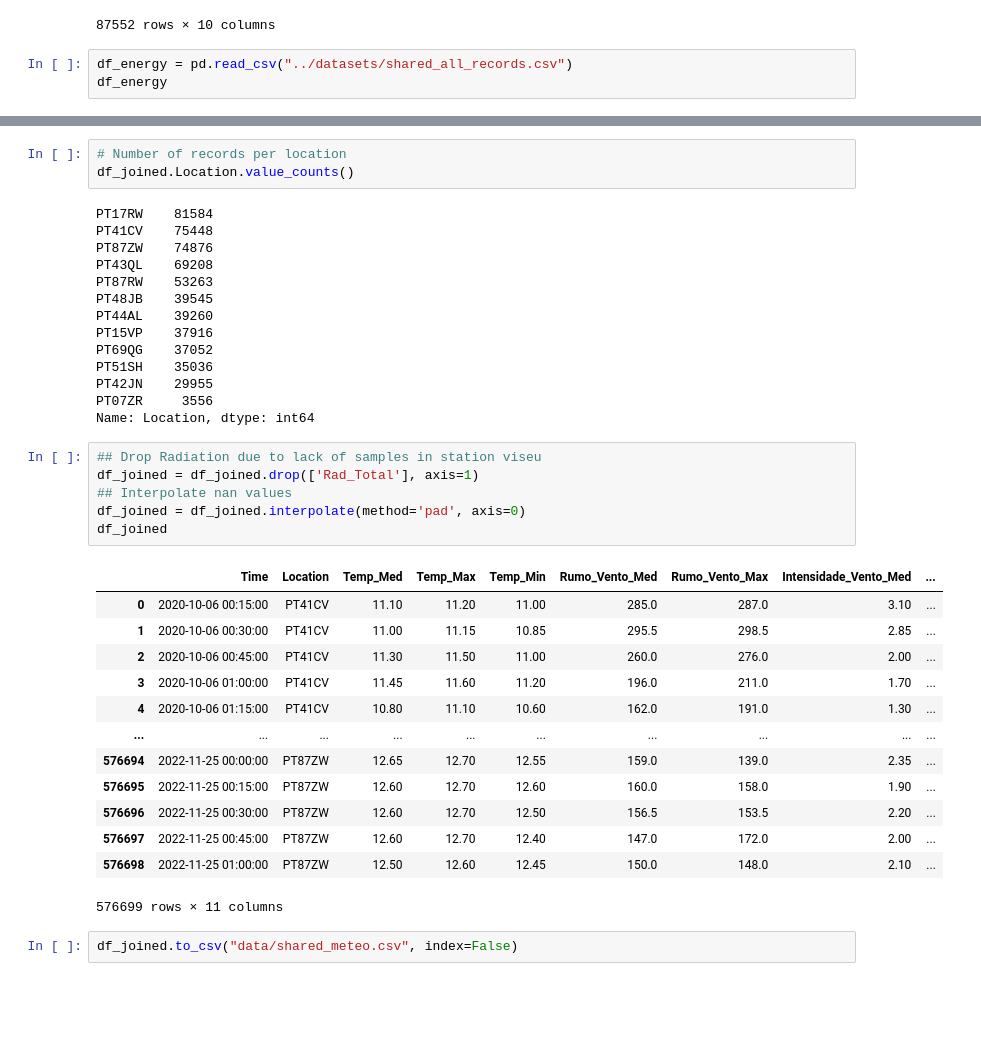
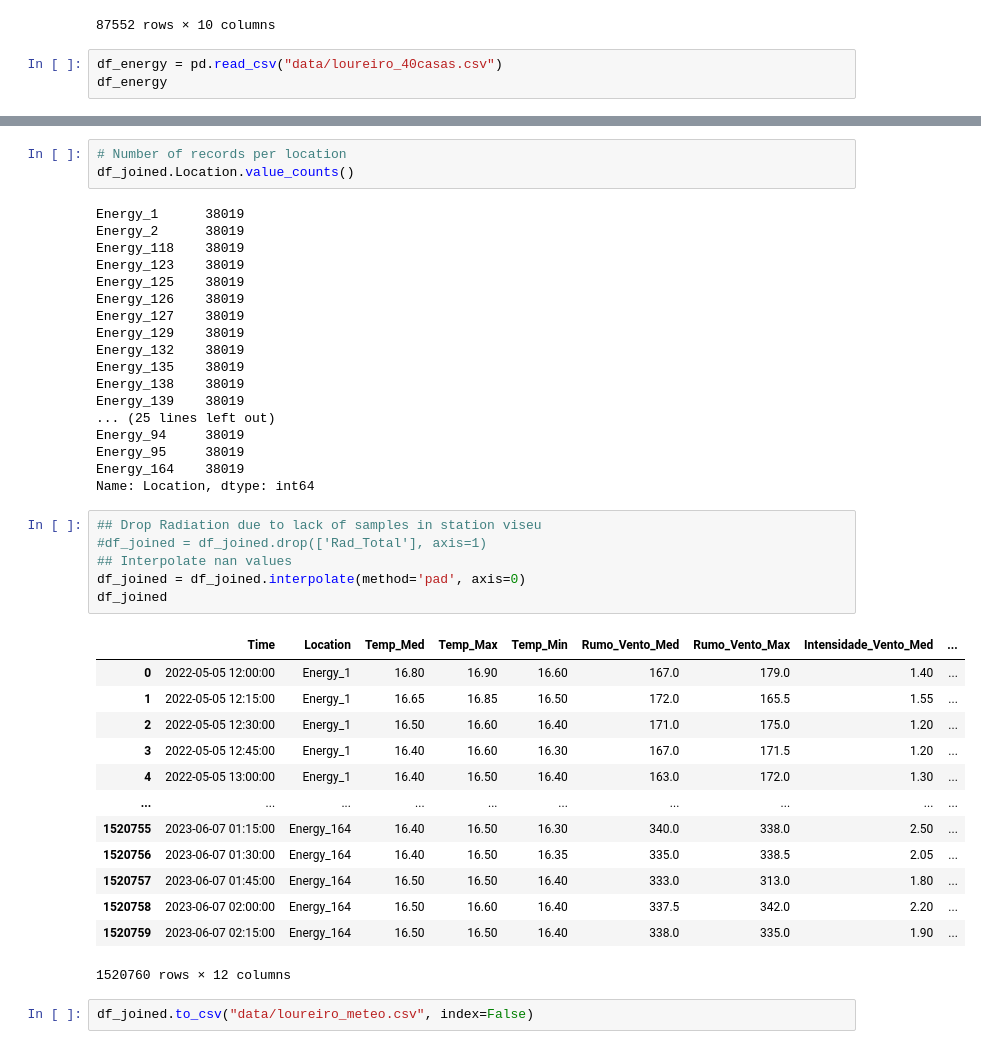
Before and after one commit to franciscomonteiro85/rec-energy-prediction-algorithm, a Jupyter notebook: Dataset_Energy_Weather_Merging.ipynb, the cells around one changed output, grey strips where cells are left out. Saved outputs shown, nothing was run; the diff lists cells and outputs as text; blank space fills up the shorter version.

```diff
--- a/Dataset_Energy_Weather_Merging.ipynb
+++ b/Dataset_Energy_Weather_Merging.ipynb
@@ -243,6 +137,6 @@ station_aveiro_resample
 | 87551 | 2023-03-31 23:45:00 | -990.00 | -990.00 | -990.0 | -990.0 | -990.0 | -990.00 | ... |
 87552 rows × 10 columns
 # %%
-df_energy = pd.read_csv("../datasets/shared_all_records.csv")
+df_energy = pd.read_csv("data/loureiro_40casas.csv")
 df_energy
 # %% [output]
@@ -361,41 +251,45 @@ dtype: int64
 # Number of records per location
 df_joined.Location.value_counts()
 # %% [output]
-PT17RW    81584
-PT41CV    75448
-PT87ZW    74876
-PT43QL    69208
-PT87RW    53263
-PT48JB    39545
-PT44AL    39260
-PT15VP    37916
-PT69QG    37052
-PT51SH    35036
-PT42JN    29955
-PT07ZR     3556
+Energy_1      38019
+Energy_2      38019
+Energy_118    38019
+Energy_123    38019
+Energy_125    38019
+Energy_126    38019
+Energy_127    38019
+Energy_129    38019
+Energy_132    38019
+Energy_135    38019
+Energy_138    38019
+Energy_139    38019
+... (25 lines left out)
+Energy_94     38019
+Energy_95     38019
+Energy_164    38019
 Name: Location, dtype: int64
 # %%
 ## Drop Radiation due to lack of samples in station viseu
-df_joined = df_joined.drop(['Rad_Total'], axis=1)
+#df_joined = df_joined.drop(['Rad_Total'], axis=1)
 ## Interpolate nan values
 df_joined = df_joined.interpolate(method='pad', axis=0)
 df_joined
 # %% [output]
 |  | Time | Location | Temp_Med | Temp_Max | Temp_Min | Rumo_Vento_Med | Rumo_Vento_Max | Intensidade_Vento_Med | ... |
-| 0 | 2020-10-06 00:15:00 | PT41CV | 11.10 | 11.20 | 11.00 | 285.0 | 287.0 | 3.10 | ... |
-| 1 | 2020-10-06 00:30:00 | PT41CV | 11.00 | 11.15 | 10.85 | 295.5 | 298.5 | 2.85 | ... |
-| 2 | 2020-10-06 00:45:00 | PT41CV | 11.30 | 11.50 | 11.00 | 260.0 | 276.0 | 2.00 | ... |
-| 3 | 2020-10-06 01:00:00 | PT41CV | 11.45 | 11.60 | 11.20 | 196.0 | 211.0 | 1.70 | ... |
-| 4 | 2020-10-06 01:15:00 | PT41CV | 10.80 | 11.10 | 10.60 | 162.0 | 191.0 | 1.30 | ... |
+| 0 | 2022-05-05 12:00:00 | Energy_1 | 16.80 | 16.90 | 16.60 | 167.0 | 179.0 | 1.40 | ... |
+| 1 | 2022-05-05 12:15:00 | Energy_1 | 16.65 | 16.85 | 16.50 | 172.0 | 165.5 | 1.55 | ... |
+| 2 | 2022-05-05 12:30:00 | Energy_1 | 16.50 | 16.60 | 16.40 | 171.0 | 175.0 | 1.20 | ... |
+| 3 | 2022-05-05 12:45:00 | Energy_1 | 16.40 | 16.60 | 16.30 | 167.0 | 171.5 | 1.20 | ... |
+| 4 | 2022-05-05 13:00:00 | Energy_1 | 16.40 | 16.50 | 16.40 | 163.0 | 172.0 | 1.30 | ... |
 | ... | ... | ... | ... | ... | ... | ... | ... | ... | ... |
-| 576694 | 2022-11-25 00:00:00 | PT87ZW | 12.65 | 12.70 | 12.55 | 159.0 | 139.0 | 2.35 | ... |
-| 576695 | 2022-11-25 00:15:00 | PT87ZW | 12.60 | 12.70 | 12.60 | 160.0 | 158.0 | 1.90 | ... |
-| 576696 | 2022-11-25 00:30:00 | PT87ZW | 12.60 | 12.70 | 12.50 | 156.5 | 153.5 | 2.20 | ... |
-| 576697 | 2022-11-25 00:45:00 | PT87ZW | 12.60 | 12.70 | 12.40 | 147.0 | 172.0 | 2.00 | ... |
-| 576698 | 2022-11-25 01:00:00 | PT87ZW | 12.50 | 12.60 | 12.45 | 150.0 | 148.0 | 2.10 | ... |
+| 1520755 | 2023-06-07 01:15:00 | Energy_164 | 16.40 | 16.50 | 16.30 | 340.0 | 338.0 | 2.50 | ... |
+| 1520756 | 2023-06-07 01:30:00 | Energy_164 | 16.40 | 16.50 | 16.35 | 335.0 | 338.5 | 2.05 | ... |
+| 1520757 | 2023-06-07 01:45:00 | Energy_164 | 16.50 | 16.50 | 16.40 | 333.0 | 313.0 | 1.80 | ... |
+| 1520758 | 2023-06-07 02:00:00 | Energy_164 | 16.50 | 16.60 | 16.40 | 337.5 | 342.0 | 2.20 | ... |
+| 1520759 | 2023-06-07 02:15:00 | Energy_164 | 16.50 | 16.50 | 16.40 | 338.0 | 335.0 | 1.90 | ... |
-576699 rows × 11 columns
+1520760 rows × 12 columns
 # %%
-df_joined.to_csv("data/shared_meteo.csv", index=False)
+df_joined.to_csv("data/loureiro_meteo.csv", index=False)
 # %%
 min(df_joined['Time']), max(df_joined['Time'])
 # %% [output]
```
Also changed, not shown: parts of 19 cells of this notebook, 18 other files.
